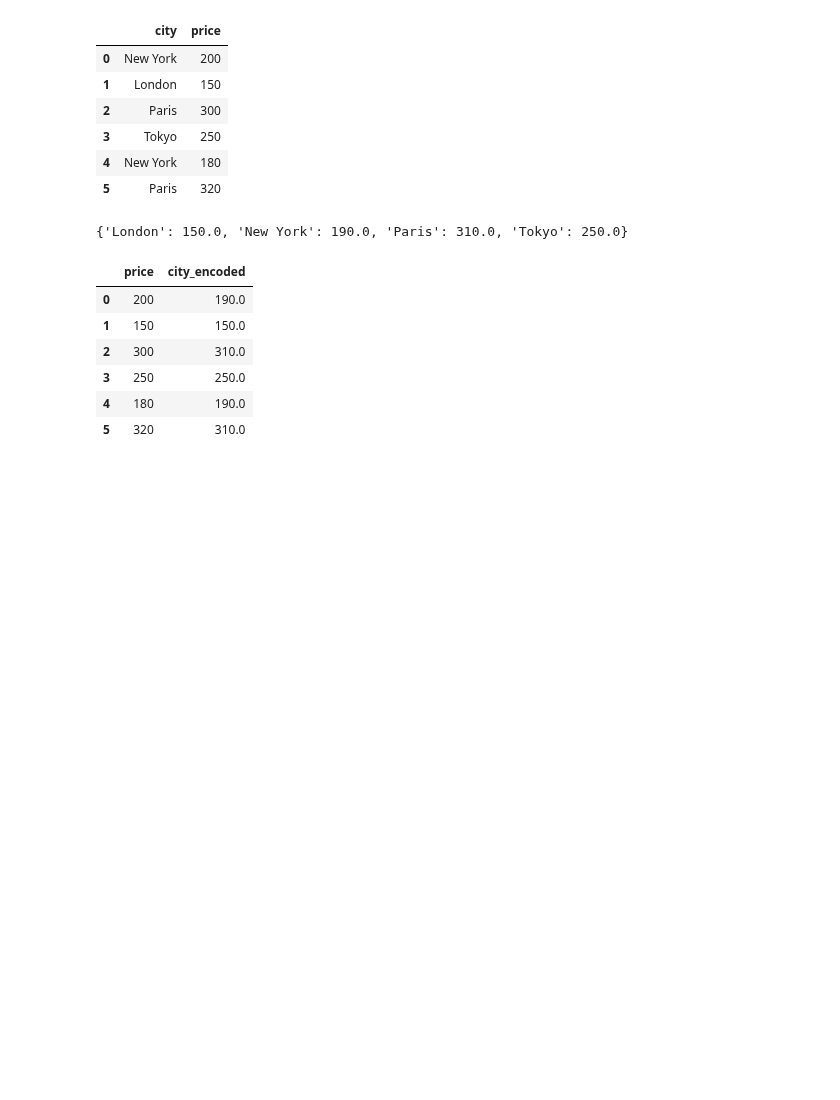
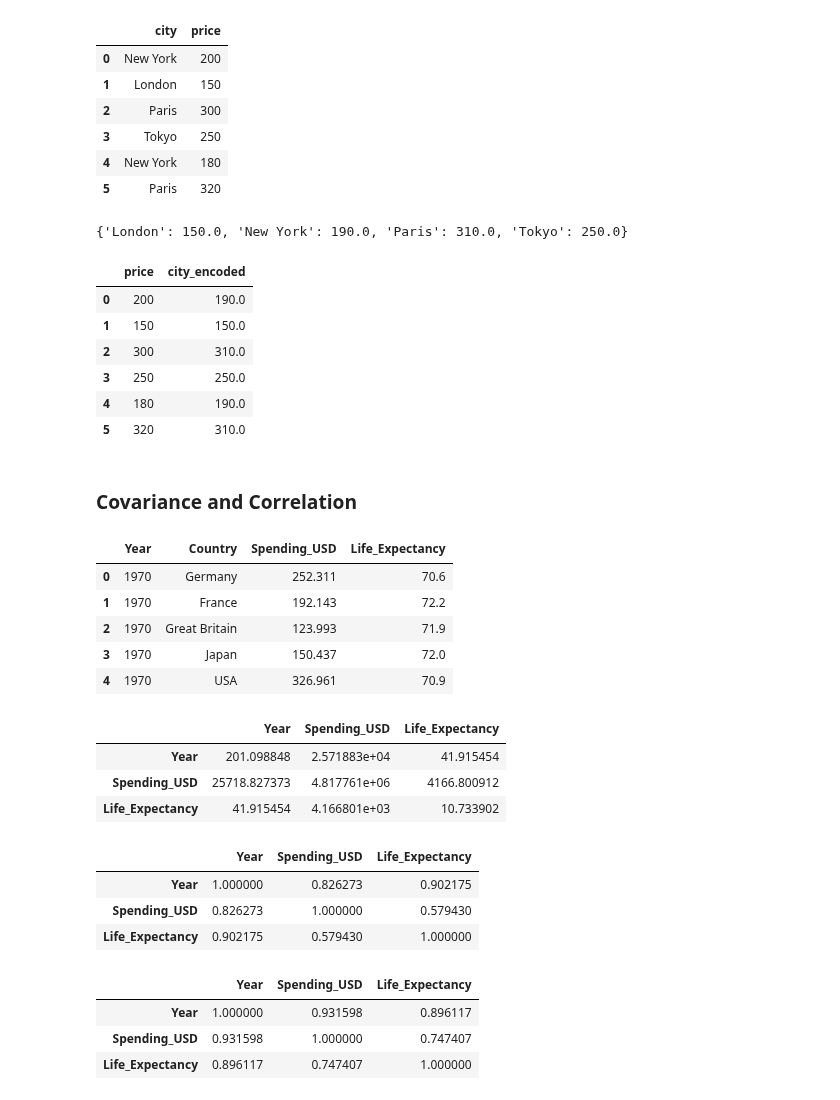
Before and after one commit to harsh2kum/Learning_Data_Science, a Jupyter notebook: Feature Engineering/Data Encoding.ipynb, the cells around one changed output. Cells and saved outputs as stored; diff of their text form; code cells hidden in the pictures; blank space fills up the shorter version.

```diff
--- a/Feature Engineering/Data Encoding.ipynb
+++ b/Feature Engineering/Data Encoding.ipynb
@@ -181,3 +181,5 @@ df[['price','city_encoded']]
 | 3 | 250 | 250.0 |
 | 4 | 180 | 190.0 |
 | 5 | 320 | 310.0 |
+# %% [markdown]
+### Covariance and Correlation
@@ -183,0 +189,37 @@ df[['price','city_encoded']]
+# %%
+df = sns.load_dataset('healthexp')
+df.head()
+# %% [output]
+|  | Year | Country | Spending_USD | Life_Expectancy |
+| 0 | 1970 | Germany | 252.311 | 70.6 |
+| 1 | 1970 | France | 192.143 | 72.2 |
+| 2 | 1970 | Great Britain | 123.993 | 71.9 |
+| 3 | 1970 | Japan | 150.437 | 72.0 |
+| 4 | 1970 | USA | 326.961 | 70.9 |
+# %%
+# covariance
+#To see correlation of ONLY numeric columns
+df.select_dtypes(include='number').cov()
+# %% [output]
+|  | Year | Spending_USD | Life_Expectancy |
+| Year | 201.098848 | 2.571883e+04 | 41.915454 |
+| Spending_USD | 25718.827373 | 4.817761e+06 | 4166.800912 |
+| Life_Expectancy | 41.915454 | 4.166801e+03 | 10.733902 |
+# %%
+# Correalation
+#To see correlation of ONLY numeric columns
+# 1.Person Correlation Coefficient
+df.select_dtypes(include='number').corr(method='pearson')
+# %% [output]
+|  | Year | Spending_USD | Life_Expectancy |
+| Year | 1.000000 | 0.826273 | 0.902175 |
+| Spending_USD | 0.826273 | 1.000000 | 0.579430 |
+| Life_Expectancy | 0.902175 | 0.579430 | 1.000000 |
+# %%
+# 2.Spearman rank correlation
+df.select_dtypes(include='number').corr(method='spearman')
+# %% [output]
+|  | Year | Spending_USD | Life_Expectancy |
+| Year | 1.000000 | 0.931598 | 0.896117 |
+| Spending_USD | 0.931598 | 1.000000 | 0.747407 |
+| Life_Expectancy | 0.896117 | 0.747407 | 1.000000 |
```
Also changed, not shown: parts of 1 cell of this notebook, 5 other files.
